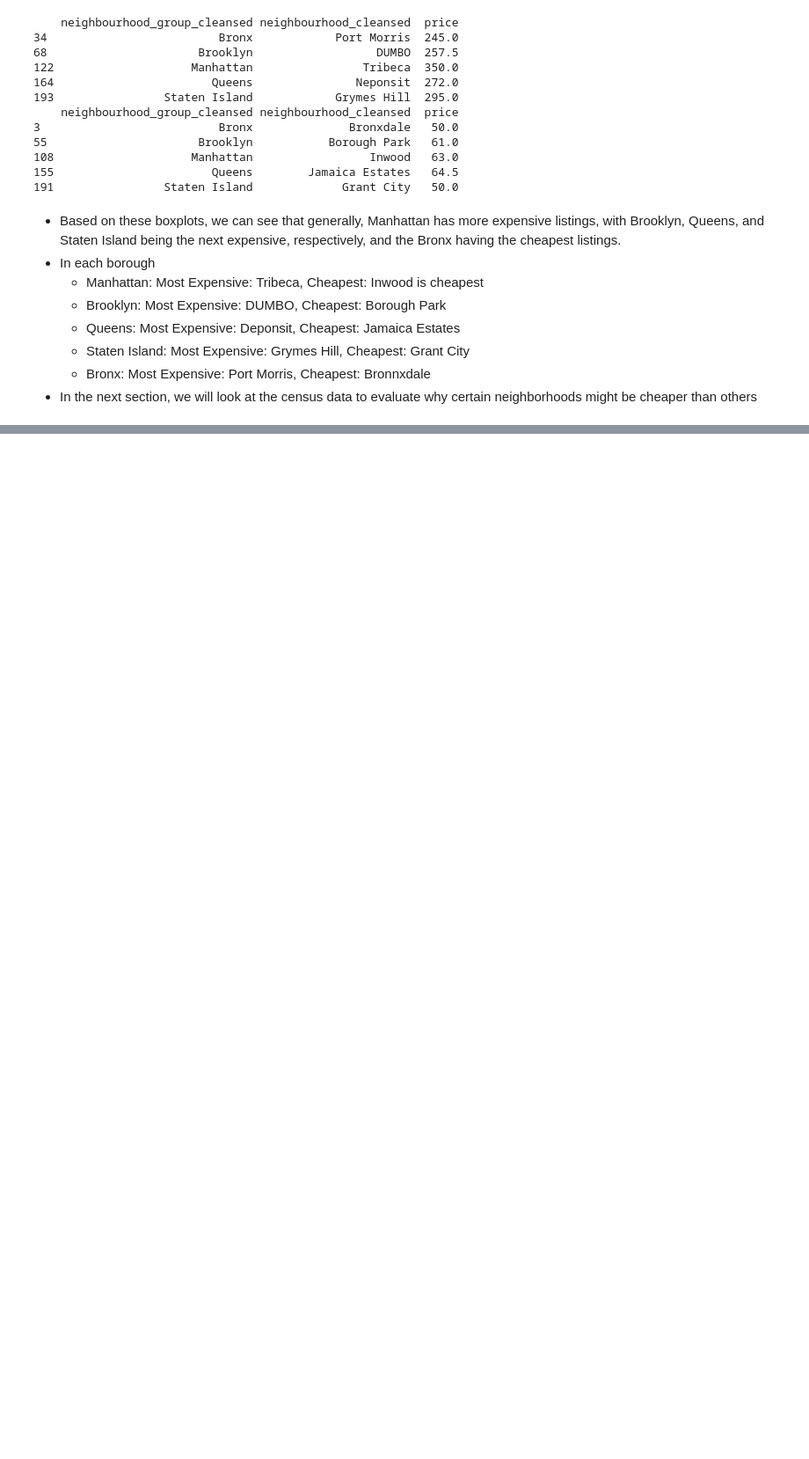
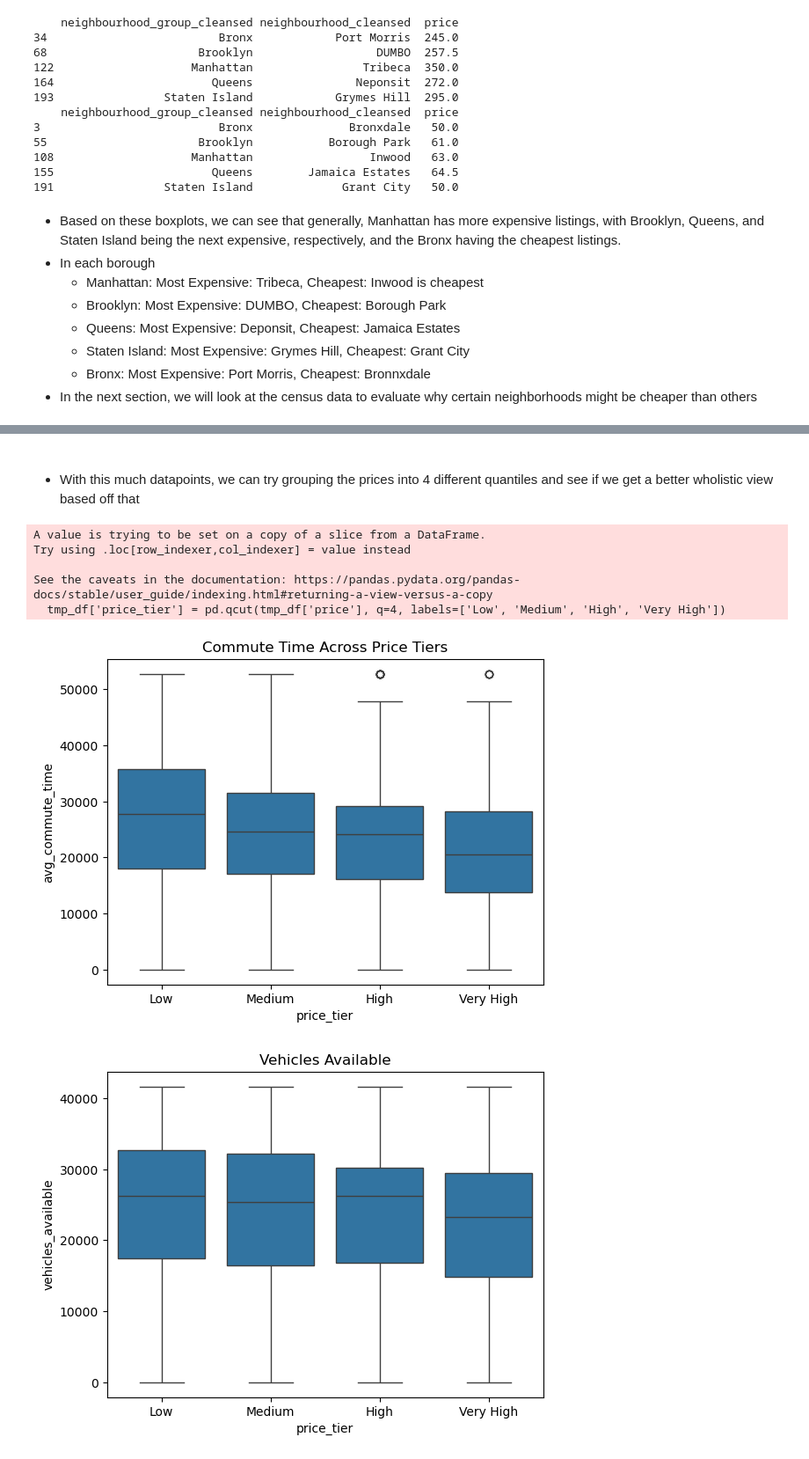
Before and after one commit to AndrewLee23708/AirBnB-Customer-Pricing-Analytics, a Jupyter notebook: 2.Exploratory_Data_Analysis (1).ipynb, the cells around one changed output, grey strips where cells are left out. Shown at 88% size. Cells and saved outputs as stored; diff of their text form; code cells hidden in the pictures; blank space fills up the shorter version.

```diff
--- a/2.Exploratory_Data_Analysis (1).ipynb
+++ b/2.Exploratory_Data_Analysis (1).ipynb
@@ -433,0 +542,30 @@ print(min_prices)
+# %% [markdown]
+#####
+- With this much datapoints, we can try grouping the prices into 4 different quantiles and see if we get a better wholistic view based off that
+# %%
+# we can get 4 quarters of price range
+tmp_df['price_tier'] = pd.qcut(tmp_df['price'], q=4, labels=['Low', 'Medium', 'High', 'Very High'])
+
+sns.boxplot(data=tmp_df, x='price_tier', y='avg_commute_time')
+plt.title('Commute Time Across Price Tiers')
+plt.show()
+
+sns.boxplot(data=tmp_df, x='price_tier', y='vehicles_available')
+plt.title('Vehicles Available')
+plt.show()
+
+sns.boxplot(data=tmp_df, x='price_tier', y='workers_public_transit')
+plt.title('Public Transport')
+plt.show()
+
+sns.boxplot(data=tmp_df, x='price_tier', y='bachelors_degree')
+plt.title('Bachelor’s Degree Across Price Tiers')
+plt.show()
+# %% [output]
+A value is trying to be set on a copy of a slice from a DataFrame.
+Try using .loc[row_indexer,col_indexer] = value instead
+
+See the caveats in the documentation: https://pandas.pydata.org/pandas-docs/stable/user_guide/indexing.html#returning-a-view-versus-a-copy
+  tmp_df['price_tier'] = pd.qcut(tmp_df['price'], q=4, labels=['Low', 'Medium', 'High', 'Very High'])
+[figure, added]
+[figure, added]
```
Also changed, not shown: parts of 26 cells of this notebook, 2 other files.
